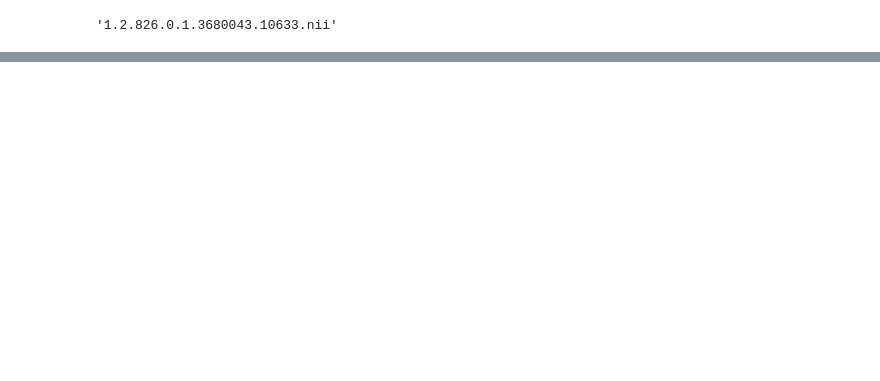
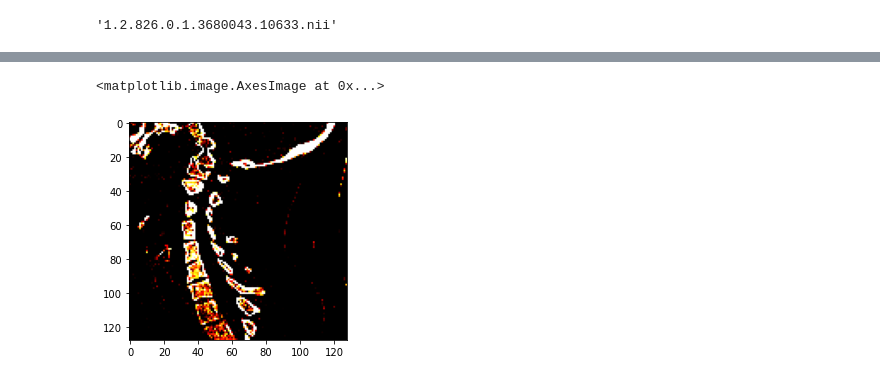
Before and after one commit to SiavashShirzad/RSNA-2022-Cervical-Spine-Fracture-Detection, a Jupyter notebook: segmentation-rsna.ipynb, the cells around one changed output, grey strips where cells are left out. Drawn from its saved outputs; the diff is of its cells as text; code cells hidden in the pictures; blank space fills up the shorter version.

```diff
--- a/segmentation-rsna.ipynb
+++ b/segmentation-rsna.ipynb
@@ -190,0 +284,5 @@ testset = testset.prefetch(1)
+# %%
+plt.imshow(a[64])
+# %% [output]
+<matplotlib.image.AxesImage at 0x...>
+[figure, added]
```
Also changed, not shown: parts of 22 cells of this notebook.
